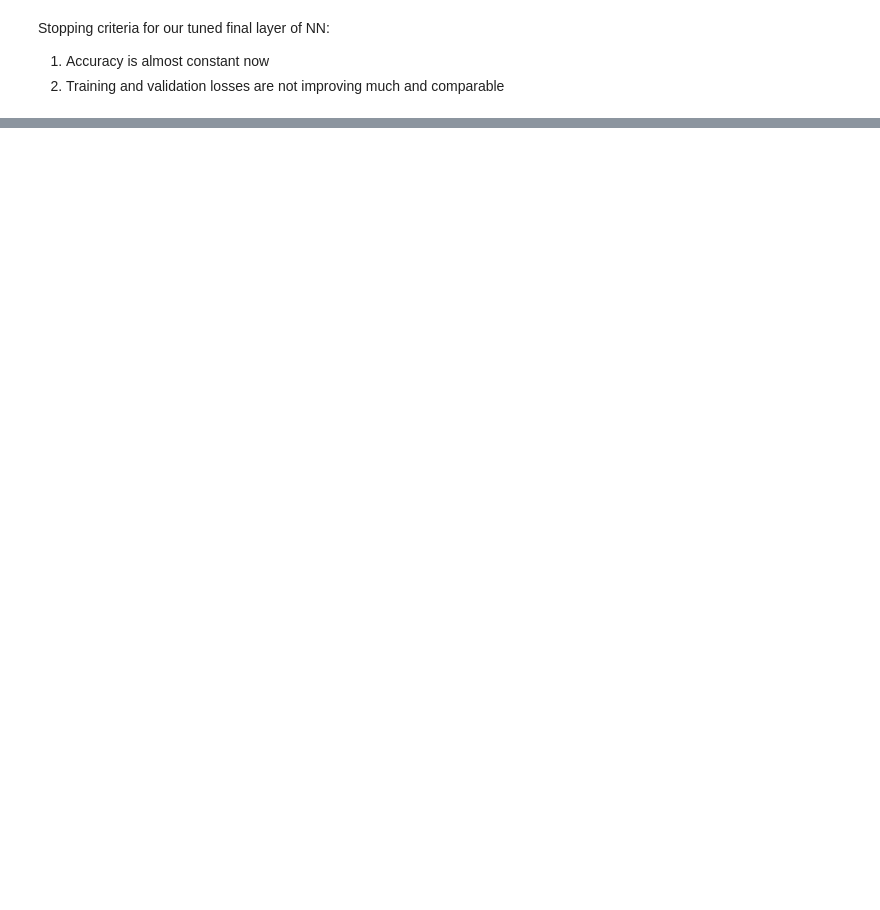
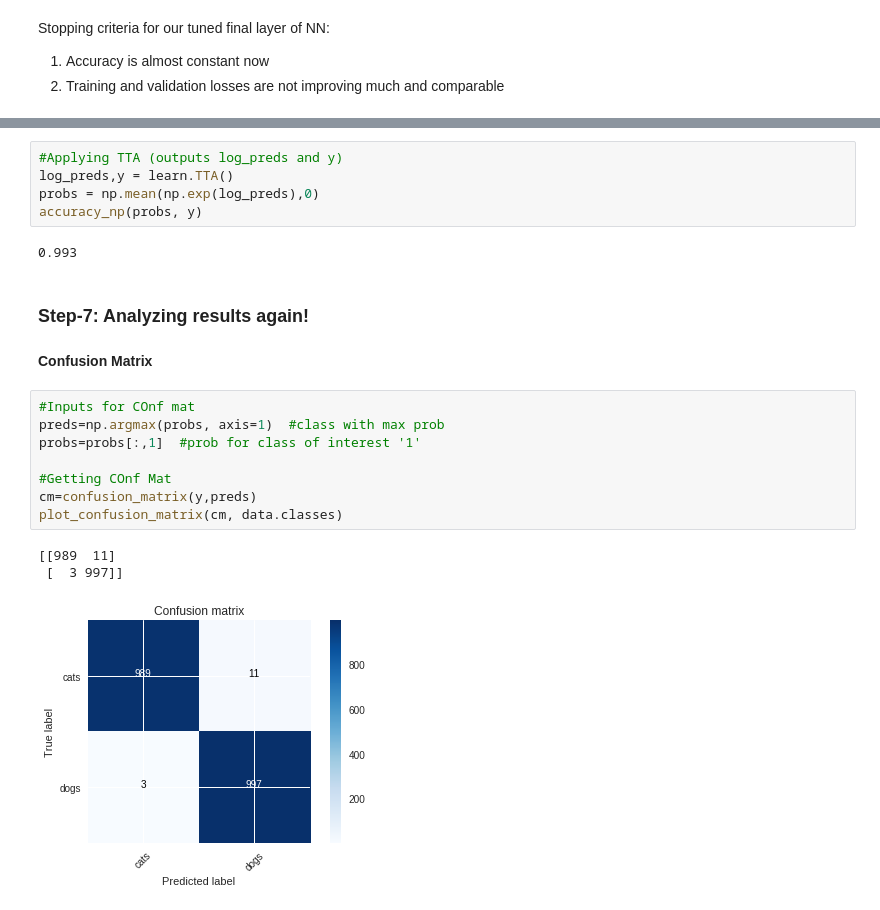
Before and after one commit to SwapnilSParkhe/FAST_AI, a Jupyter notebook: FASTAI_Lesson1.ipynb, the cells around one changed output, grey strips where cells are left out. Cells and saved outputs as stored; diff of their text form; blank space fills up the shorter version.

```diff
--- a/FASTAI_Lesson1.ipynb
+++ b/FASTAI_Lesson1.ipynb
@@ -354,0 +410,23 @@ Stopping criteria for our tuned final layer of NN:
+# %%
+#Applying TTA (outputs log_preds and y)
+log_preds,y = learn.TTA()
+probs = np.mean(np.exp(log_preds),0)
+accuracy_np(probs, y)
+# %% [output]
+0.993
+# %% [markdown]
+### Step-7: Analyzing results again!
+# %% [markdown]
+**Confusion Matrix**
+# %%
+#Inputs for COnf mat
+preds=np.argmax(probs, axis=1)  #class with max prob
+probs=probs[:,1]  #prob for class of interest '1'
+
+#Getting COnf Mat
+cm=confusion_matrix(y,preds)
+plot_confusion_matrix(cm, data.classes)
+# %% [output]
+[[989  11]
+ [  3 997]]
+[figure, added]
```
Also changed, not shown: parts of 23 cells of this notebook.
